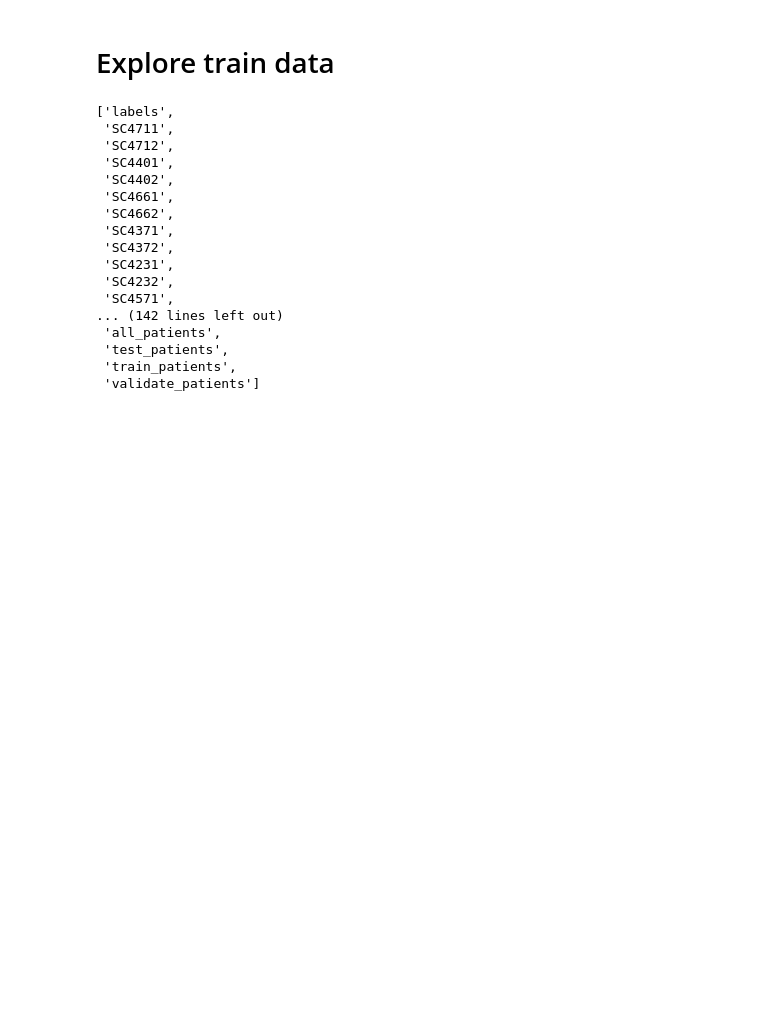
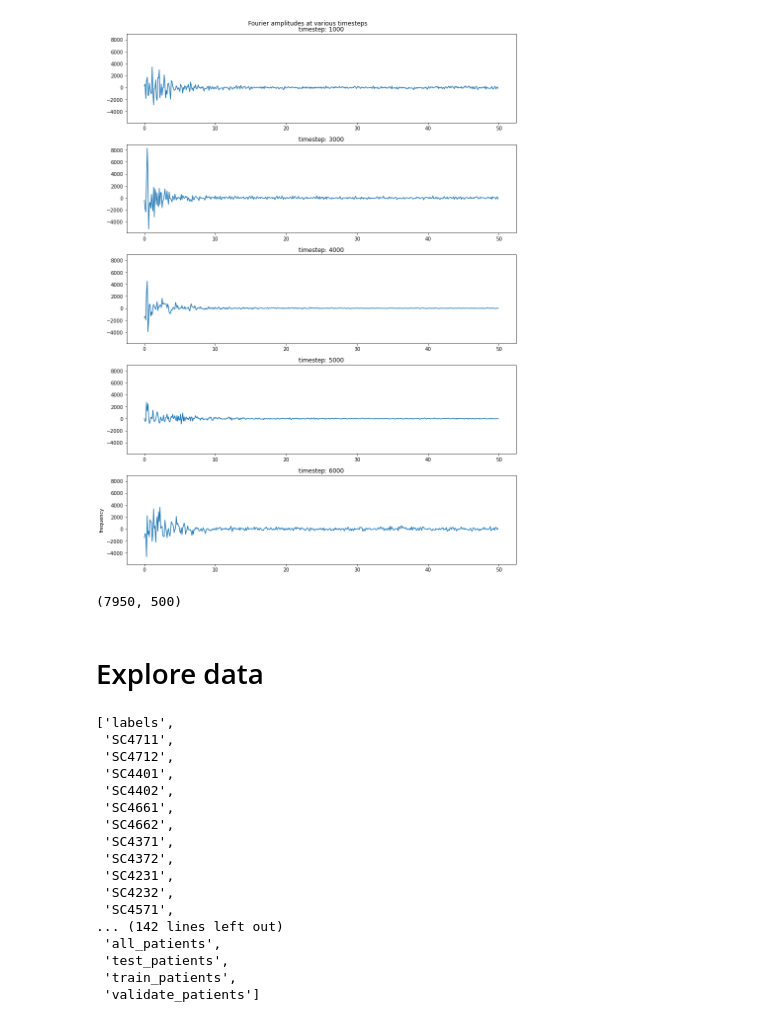
Before and after one commit to btrendler/v3_project_winter, a Jupyter notebook: nathan.ipynb, the cells around one changed output. Saved outputs shown, nothing was run; the diff lists cells and outputs as text; code cells hidden in the pictures; blank space fills up the shorter version.

```diff
--- a/nathan.ipynb
+++ b/nathan.ipynb
@@ -37,0 +105,29 @@ signal_headers
+# %%
+# Fourier on segments of data of this length
+SECONDS = 10
+
+info = shs['EEG Fpz-Cz']
+data = signals[info['idx']]
+freq = info['sample_frequency']
+
+# The total number of samples
+n = len(data)
+
+# The number of samples per segment of SECONDS length
+k = samples_per_interval = int(freq * SECONDS)
+
+# The number of segments of SECONDS length
+length = n // k
+
+# The frequencies of the Fourier coefficients
+freqs = fftfreq(k, 1/freq)[: k//2]
+
+# Get the Fourier coefficients for each segment, saving in rows
+fourier = np.full((length, k//2), -np.inf)
+for i in range(length):
+  subset = data[k*i : k*(i+1)]
+  amps = np.real(fft(subset)[: k//2])
+
+  fourier[i] = amps
+
+freqs
@@ -37,0 +152,18 @@ signal_headers
+# %%
+# Plot the Fourier coefficients from a handful of time segments
+fig, axs = plt.subplots(5, 1, figsize=(12, 16), sharey=True)
+
+idx = (1000, 3000, 4000, 5000, 6000)
+
+for i, idx in enumerate(idx):
+  ax = axs[i]
+  ax.plot(freqs, fourier[idx])
+  ax.set_title(f'timestep: {idx}')
+
+axs[-1].set_ylabel('frequency')
+
+fig.suptitle('Fourier amplitudes at various timesteps')
+fig.tight_layout()
+fig.show()
+# %% [output]
+[figure, added]
@@ -37,0 +172,6 @@ signal_headers
+# %%
+# Number of segments, number of Fourier coefficients
+T, N = fourier.shape
+T, N
+# %% [output]
+(7950, 500)
@@ -38,5 +216,5 @@ signal_headers
 # %% [markdown]
-# Explore train data
+# Explore data
 # %%
 data_path = 'sleep-cassette-aggregate.npz'
 
```
Also changed, not shown: parts of 20 cells of this notebook, 2 other files.
